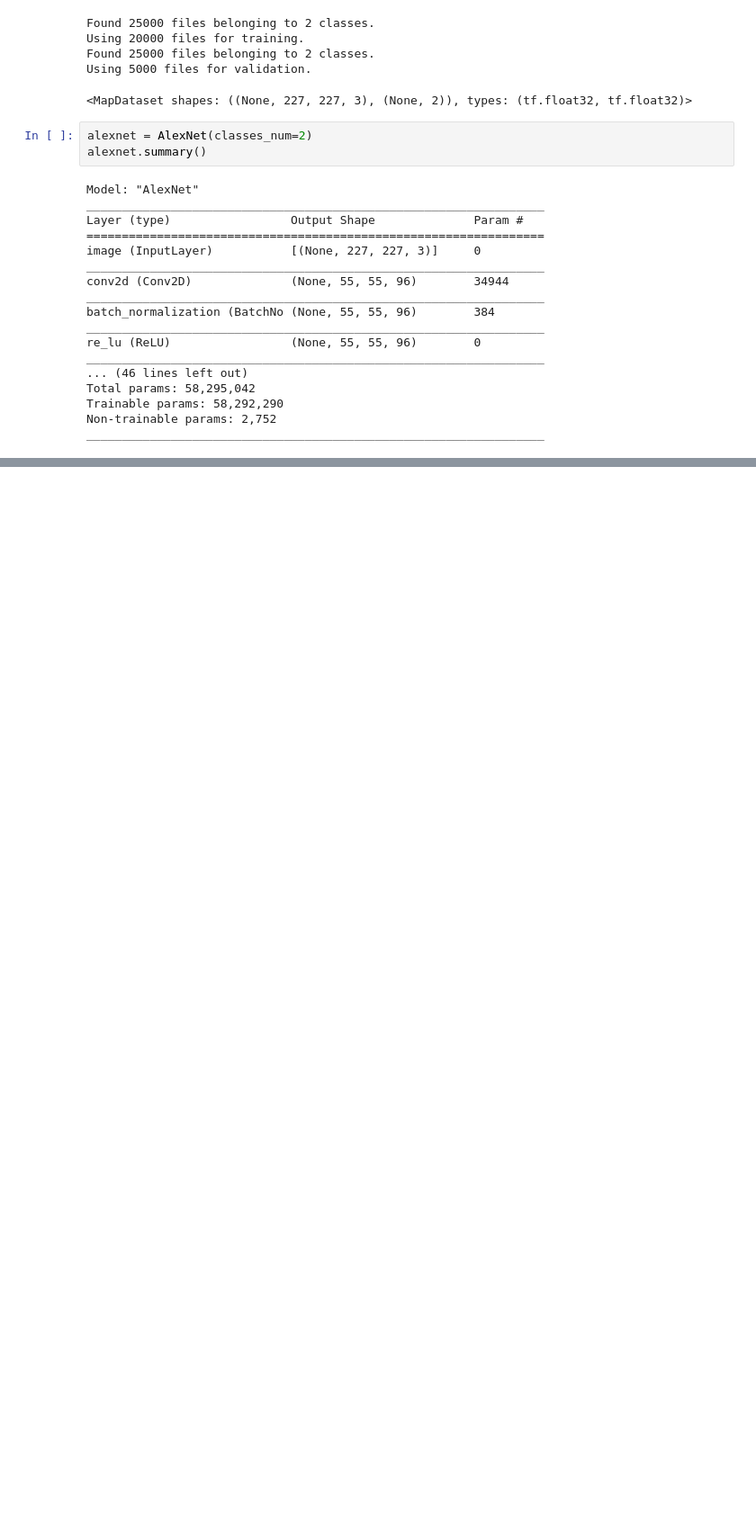
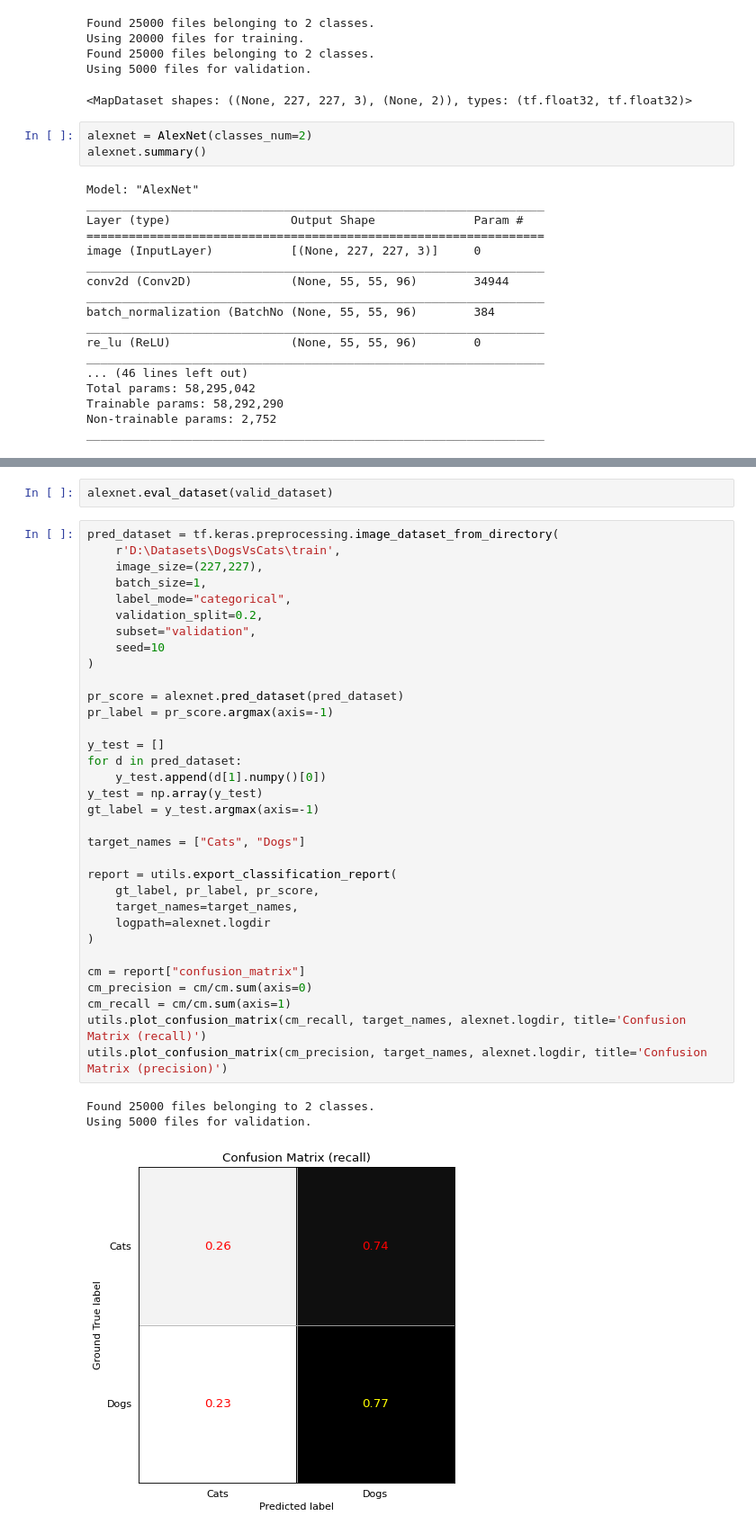
Before and after one commit to jacky10001/tf2-mycnn, a Jupyter notebook: example_alexnet.ipynb, the cells around one changed output, grey strips where cells are left out. Shown at 90% size. Drawn from its saved outputs; the diff is of its cells as text; blank space fills up the shorter version.

```diff
--- a/example_alexnet.ipynb
+++ b/example_alexnet.ipynb
@@ -104,0 +93,39 @@ KeyboardInterrupt:
+# %%
+alexnet.eval_dataset(valid_dataset)
+# %%
+pred_dataset = tf.keras.preprocessing.image_dataset_from_directory(
+    r'D:\Datasets\DogsVsCats\train',
+    image_size=(227,227),
+    batch_size=1,
+    label_mode="categorical",
+    validation_split=0.2,
+    subset="validation",
+    seed=10
+)
+
+pr_score = alexnet.pred_dataset(pred_dataset)
+pr_label = pr_score.argmax(axis=-1)
+
+y_test = []
+for d in pred_dataset:
+    y_test.append(d[1].numpy()[0])
+y_test = np.array(y_test)
+gt_label = y_test.argmax(axis=-1)
+
+target_names = ["Cats", "Dogs"]
+
+report = utils.export_classification_report(
+    gt_label, pr_label, pr_score,
+    target_names=target_names,
+    logpath=alexnet.logdir
+)
+
+cm = report["confusion_matrix"]
+cm_precision = cm/cm.sum(axis=0)
+cm_recall = cm/cm.sum(axis=1)
+utils.plot_confusion_matrix(cm_recall, target_names, alexnet.logdir, title='Confusion Matrix (recall)')
+utils.plot_confusion_matrix(cm_precision, target_names, alexnet.logdir, title='Confusion Matrix (precision)')
+# %% [output]
+Found 25000 files belonging to 2 classes.
+Using 5000 files for validation.
+[figure, added]
```
Also changed, not shown: parts of 5 cells of this notebook, 1 other file.
